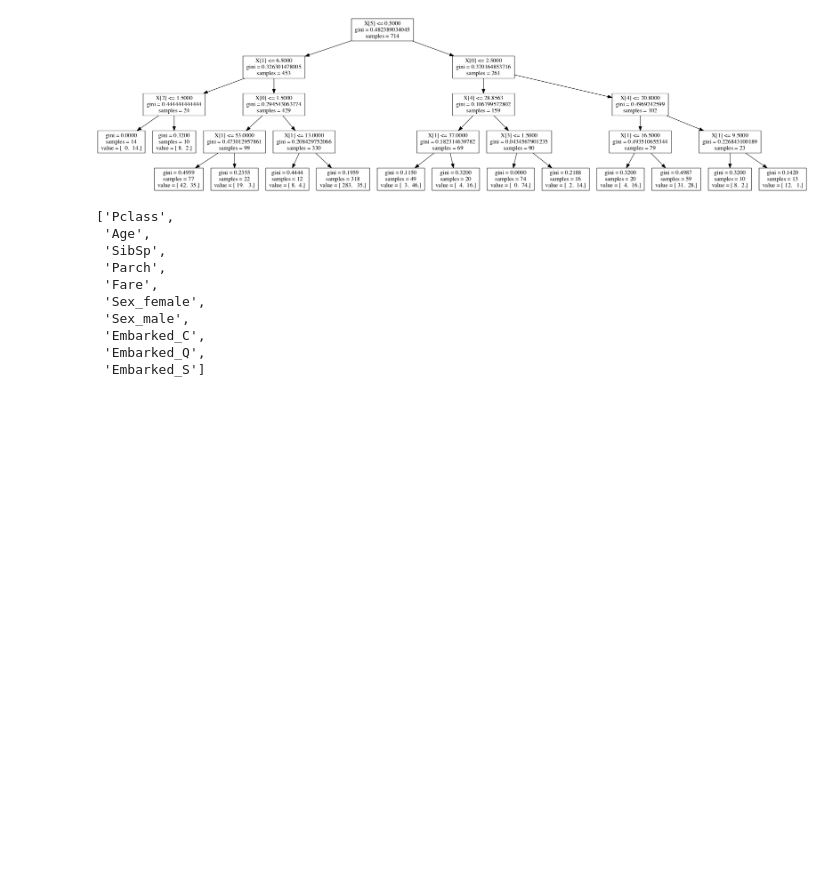
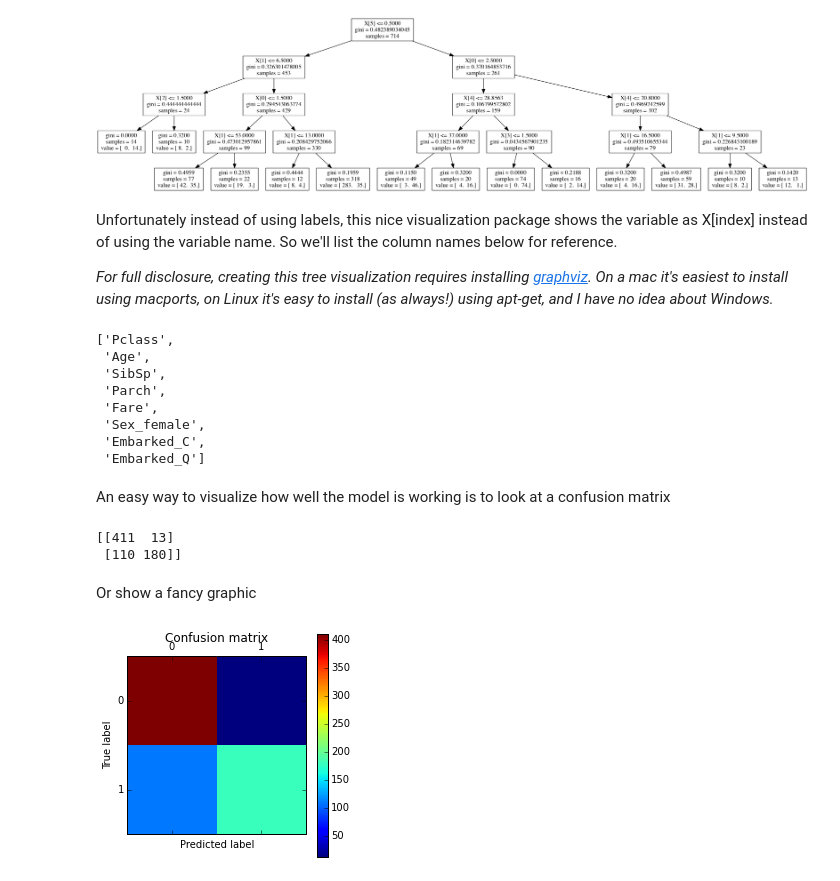
Before and after one commit to jackiekazil/intro_pandas, a Jupyter notebook: pandas_case_study.ipynb, the cells around one changed output. Saved outputs shown, nothing was run; the diff lists cells and outputs as text; code cells hidden in the pictures; blank space fills up the shorter version.

```diff
--- a/pandas_case_study.ipynb
+++ b/pandas_case_study.ipynb
@@ -26,0 +47,3 @@ titanic_exploded.head()
+# %%
+titanic_exploded.drop(['Sex_male', 'Embarked_S'], axis=1, inplace=True)
+titanic_exploded.head()
@@ -66,6 +106,10 @@ Image(graph.create_png())
 # graph.write_pdf("iris.pdf") # could save as a pdf too
 # %% [output]
 [figure]
+# %% [markdown]
+Unfortunately instead of using labels, this nice visualization package shows the variable as X[index] instead of using the variable name. So we'll list the column names below for reference.
+
+*For full disclosure, creating this tree visualization requires installing [graphviz](http://www.graphviz.org/Download..php). On a mac it's easiest to install using macports, on Linux it's easy to install (as always!) using apt-get, and I have no idea about Windows.*
 # %%
 list(titanic_non_null.ix[:,'Pclass':].columns.values)
 # %% [output]
@@ -75,7 +119,29 @@ list(titanic_non_null.ix[:,'Pclass':].columns.values)
  'Parch',
  'Fare',
  'Sex_female',
- 'Sex_male',
  'Embarked_C',
- 'Embarked_Q',
- 'Embarked_S']
+ 'Embarked_Q']
+# %% [markdown]
+An easy way to visualize how well the model is working is to look at a confusion matrix
+# %%
+from sklearn.metrics import confusion_matrix
+
+# first we use the model to make predictions
+predictions = c_tree.predict(titanic_non_null.ix[:,'Pclass':])
+
+conf_mat = confusion_matrix(titanic_non_null['Survived'], predictions)
+print(conf_mat)
+# %% [output]
+[[411  13]
+ [110 180]]
+# %% [markdown]
+Or show a fancy graphic
+# %%
+plt.matshow(conf_mat)
+plt.title('Confusion matrix')
+plt.colorbar()
+plt.ylabel('True label')
+plt.xlabel('Predicted label')
+plt.show()
+# %% [output]
+[figure, added]
```
Also changed, not shown: parts of 21 cells of this notebook.
